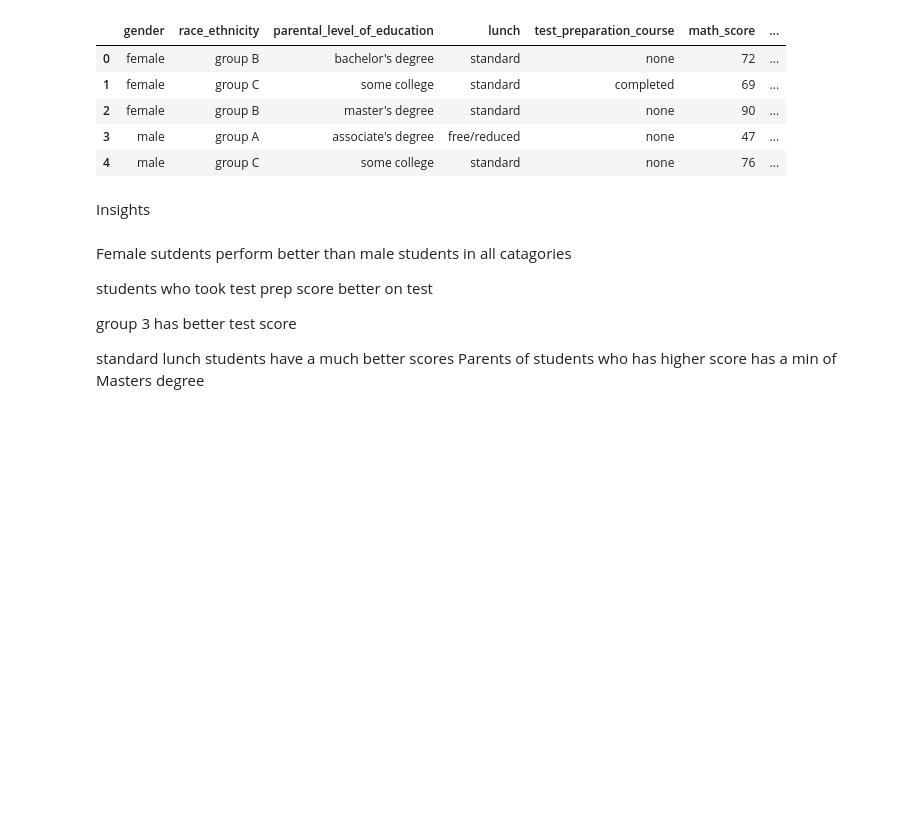
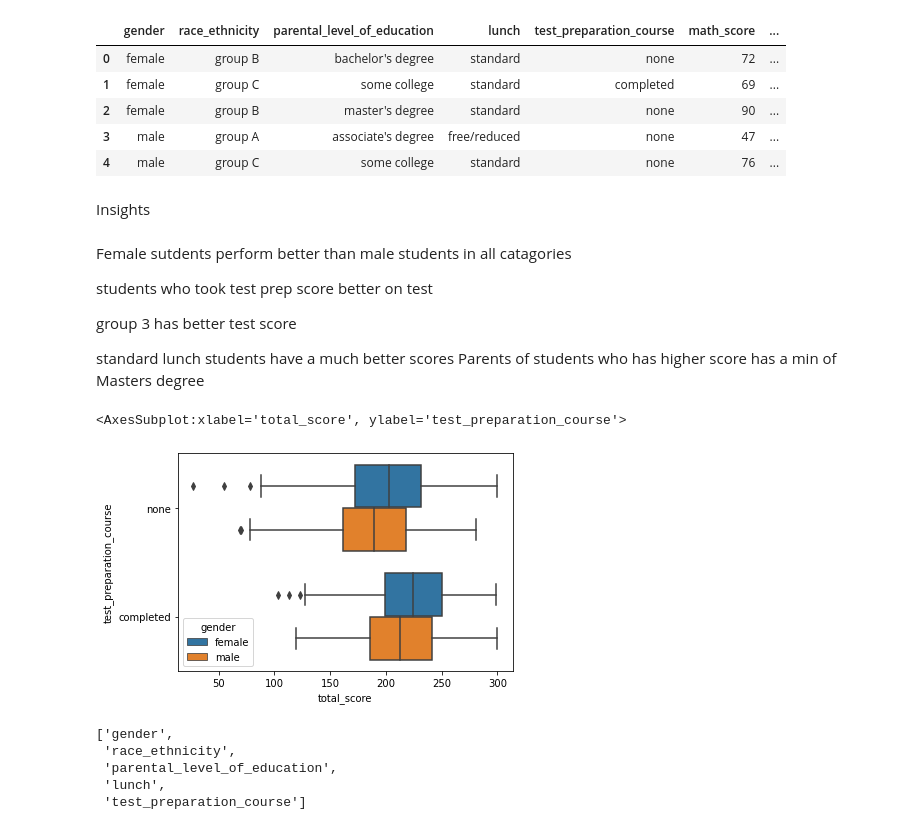
Before and after one commit to Manishram-ai/ML--Dev, a Jupyter notebook: notebook/EDA.ipynb, the cells around one changed output. Drawn from its saved outputs; the diff is of its cells as text; code cells hidden in the pictures; blank space fills up the shorter version.

```diff
--- a/notebook/EDA.ipynb
+++ b/notebook/EDA.ipynb
@@ -226,0 +242,13 @@ Parents of students who has higher score has a min of Masters degree
+# %%
+sns.boxplot(x= data['total_score'], y= data['test_preparation_course'], data=data, hue= 'gender')
+# %% [output]
+<AxesSubplot:xlabel='total_score', ylabel='test_preparation_course'>
+[figure, added]
+# %%
+catagorical_cols
+# %% [output]
+['gender',
+ 'race_ethnicity',
+ 'parental_level_of_education',
+ 'lunch',
+ 'test_preparation_course']
```
Also changed, not shown: parts of 6 cells of this notebook.
